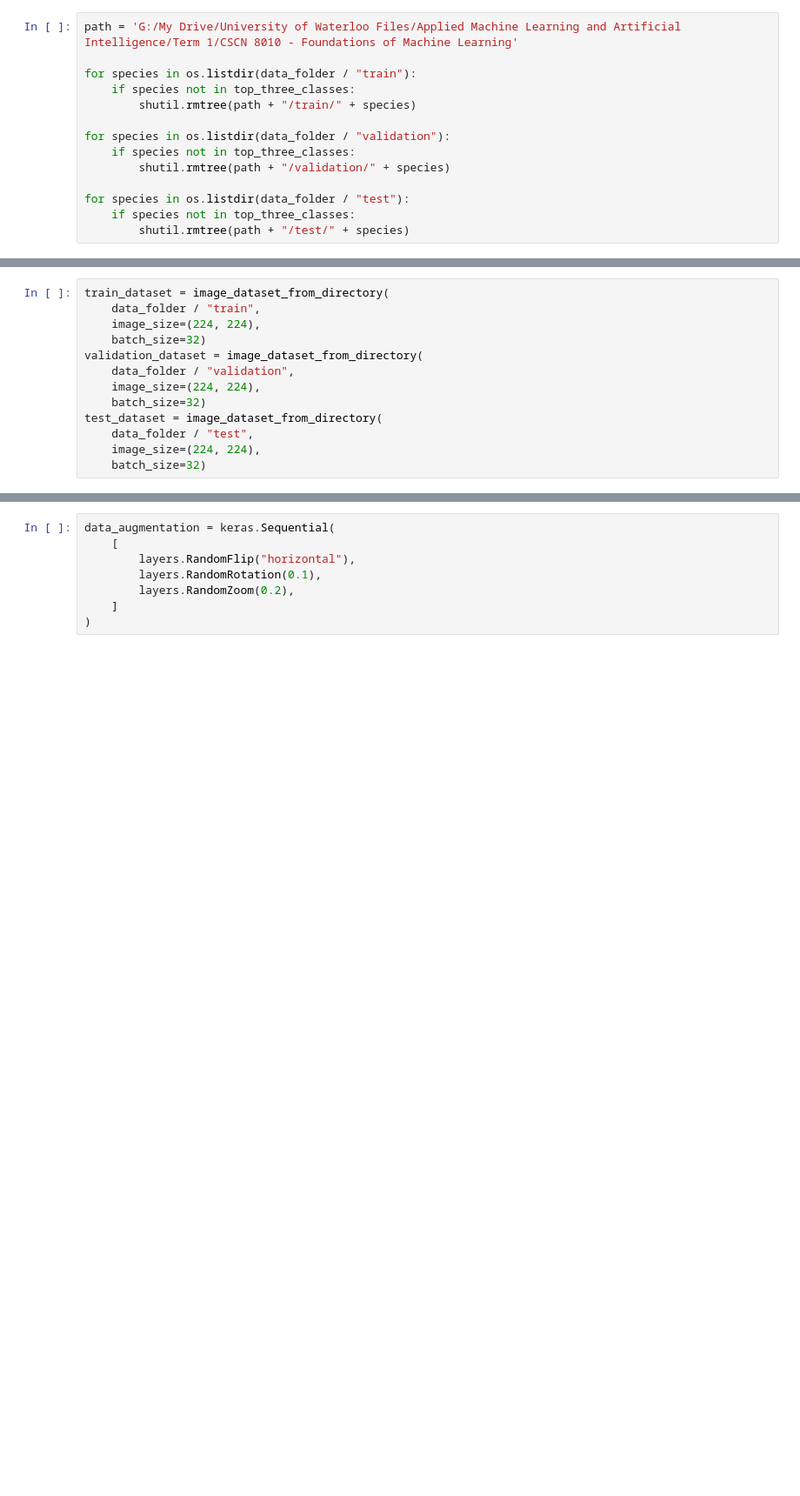
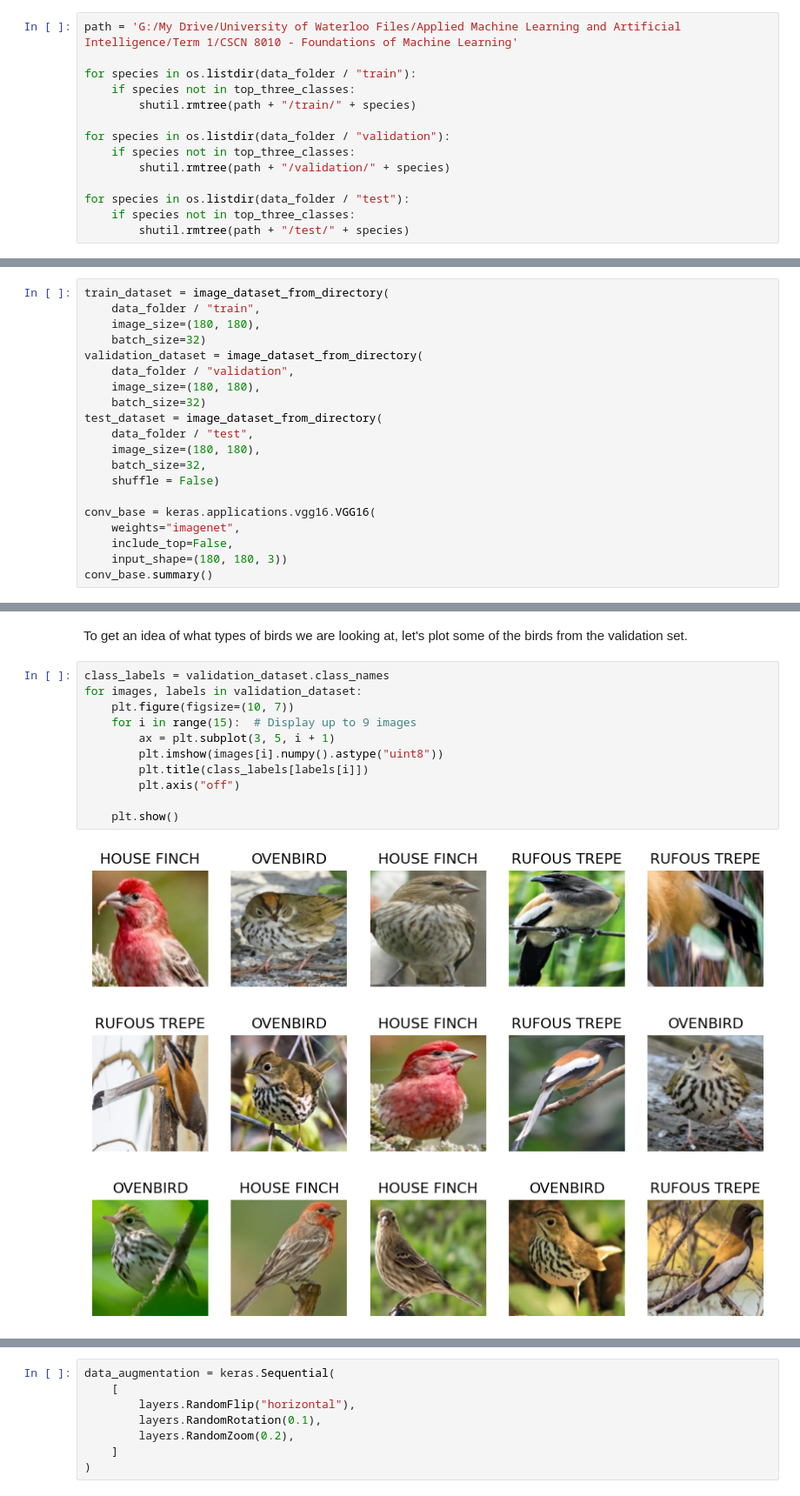
Before and after one commit to TJMazerolle/CSCN8010-lab-submissions, a Jupyter notebook: students_submissions/8972394/lab10.ipynb, the cells around one changed output, grey strips where cells are left out. Shown at 87% size. Drawn from its saved outputs; the diff is of its cells as text; blank space fills up the shorter version.

```diff
--- a/students_submissions/8972394/lab10.ipynb
+++ b/students_submissions/8972394/lab10.ipynb
@@ -44,16 +52,23 @@ for species in os.listdir(data_folder / "test"):
 # %%
 train_dataset = image_dataset_from_directory(
     data_folder / "train",
-    image_size=(224, 224),
+    image_size=(180, 180),
     batch_size=32)
 validation_dataset = image_dataset_from_directory(
     data_folder / "validation",
-    image_size=(224, 224),
+    image_size=(180, 180),
     batch_size=32)
 test_dataset = image_dataset_from_directory(
     data_folder / "test",
-    image_size=(224, 224),
-    batch_size=32)
+    image_size=(180, 180),
+    batch_size=32,
+    shuffle = False)
+
+conv_base = keras.applications.vgg16.VGG16(
+    weights="imagenet",
+    include_top=False,
+    input_shape=(180, 180, 3))
+conv_base.summary()
 # %% [output]
 Found 744 files belonging to 3 classes.
 Found 15 files belonging to 3 classes.
@@ -60,0 +90,15 @@ Found 15 files belonging to 3 classes.
+# %% [markdown]
+To get an idea of what types of birds we are looking at, let's plot some of the birds from the validation set.
+# %%
+class_labels = validation_dataset.class_names
+for images, labels in validation_dataset:
+    plt.figure(figsize=(10, 7))
+    for i in range(15):  # Display up to 9 images
+        ax = plt.subplot(3, 5, i + 1)
+        plt.imshow(images[i].numpy().astype("uint8"))
+        plt.title(class_labels[labels[i]])
+        plt.axis("off")
+
+    plt.show()
+# %% [output]
+[figure, added]
```
Also changed, not shown: parts of 22 cells of this notebook, 2 other files.
